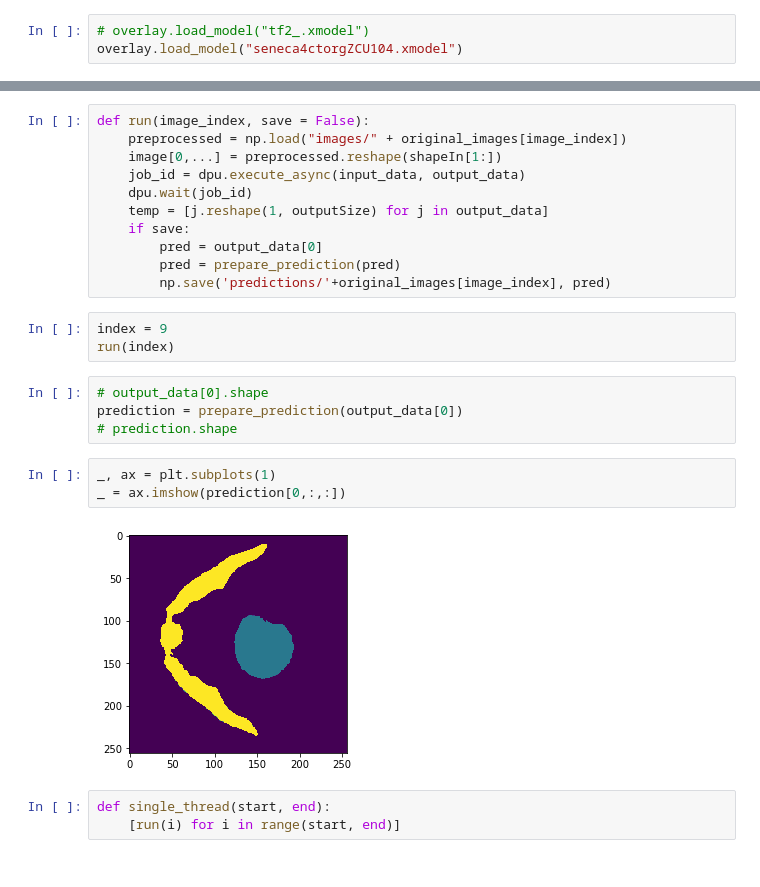
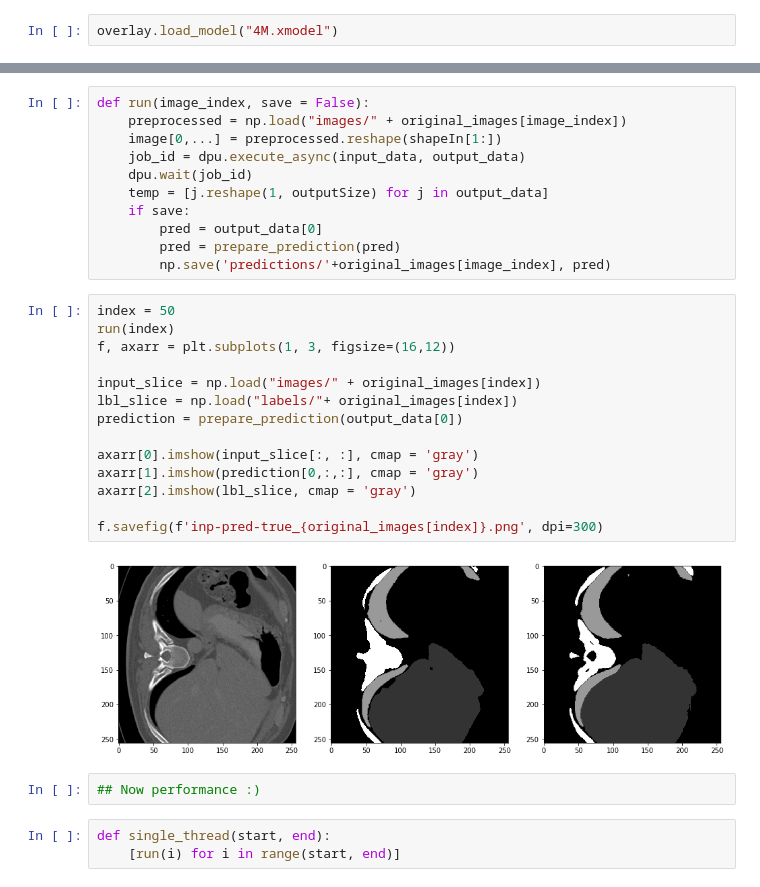
Before and after one commit to RaffaeleBerzoini/SENECA, a Jupyter notebook: results/SenecaRidingPynq.ipynb, the cells around one changed output, grey strips where cells are left out. Drawn from its saved outputs; the diff is of its cells as text.

```diff
--- a/results/SenecaRidingPynq.ipynb
+++ b/results/SenecaRidingPynq.ipynb
@@ -20,8 +20,7 @@ def prepare_prediction(pred):
     mask = mask.astype('uint8')
     return mask
 # %%
-# overlay.load_model("tf2_.xmodel")
-overlay.load_model("seneca4ctorgZCU104.xmodel")
+overlay.load_model("4M.xmodel")
 # %%
 image_folder = 'images'
 original_images = [i for i in os.listdir(image_folder) if i.endswith("npy")]
@@ -53,18 +52,24 @@ def run(image_index, save = False):
         pred = output_data[0]
         pred = prepare_prediction(pred)
         np.save('predictions/'+original_images[image_index], pred)
-# %%
-index = 9
-run(index)
-# %%
-# output_data[0].shape
-prediction = prepare_prediction(output_data[0])
-# prediction.shape
 # %%
-_, ax = plt.subplots(1)
-_ = ax.imshow(prediction[0,:,:])
+index = 50
+run(index)
+f, axarr = plt.subplots(1, 3, figsize=(16,12))
+
+input_slice = np.load("images/" + original_images[index])
+lbl_slice = np.load("labels/"+ original_images[index])
+prediction = prepare_prediction(output_data[0])
+
+axarr[0].imshow(input_slice[:, :], cmap = 'gray')
+axarr[1].imshow(prediction[0,:,:], cmap = 'gray')
+axarr[2].imshow(lbl_slice, cmap = 'gray')
+
+f.savefig(f'inp-pred-true_{original_images[index]}.png', dpi=300)
 # %% [output]
-[figure, old version]
+[figure, new version]
+# %%
+## Now performance :)
 # %%
 def single_thread(start, end):
     [run(i) for i in range(start, end)]
```
Also changed, not shown: parts of 3 cells of this notebook.
